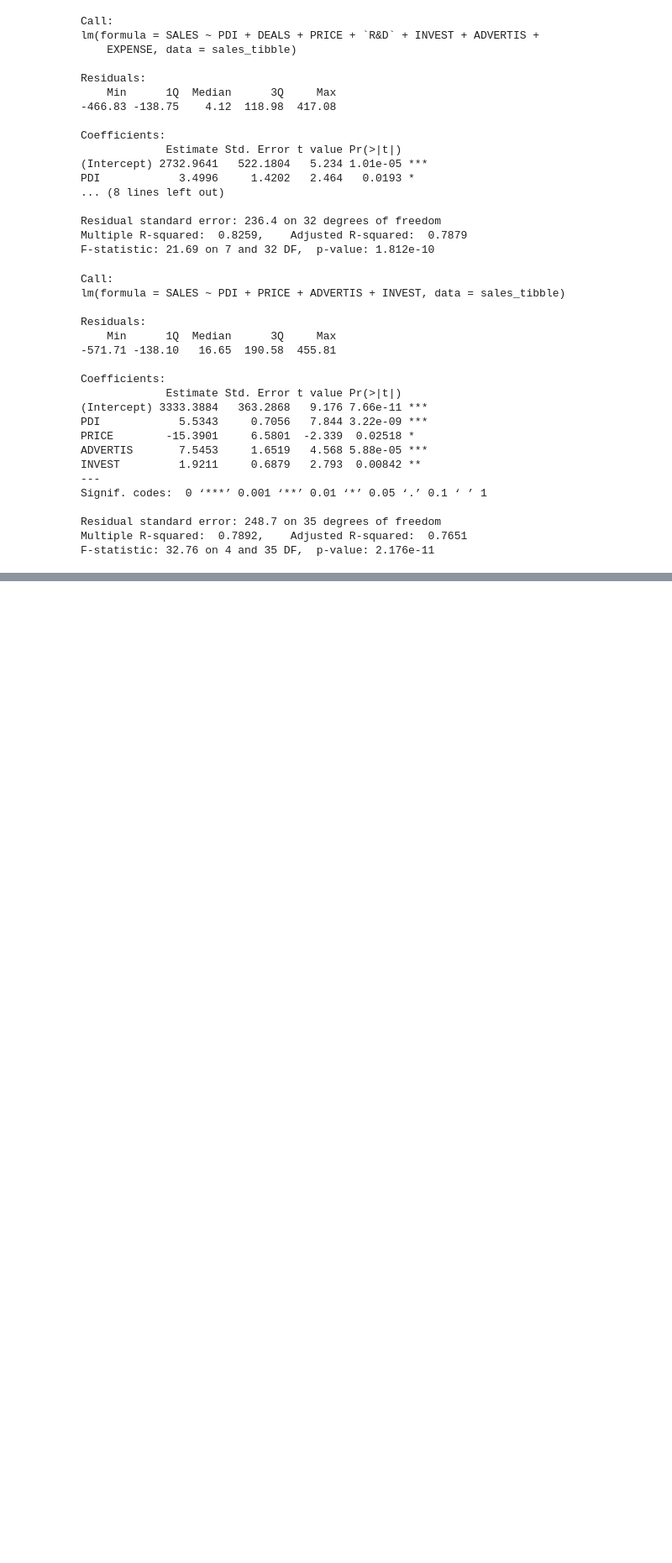
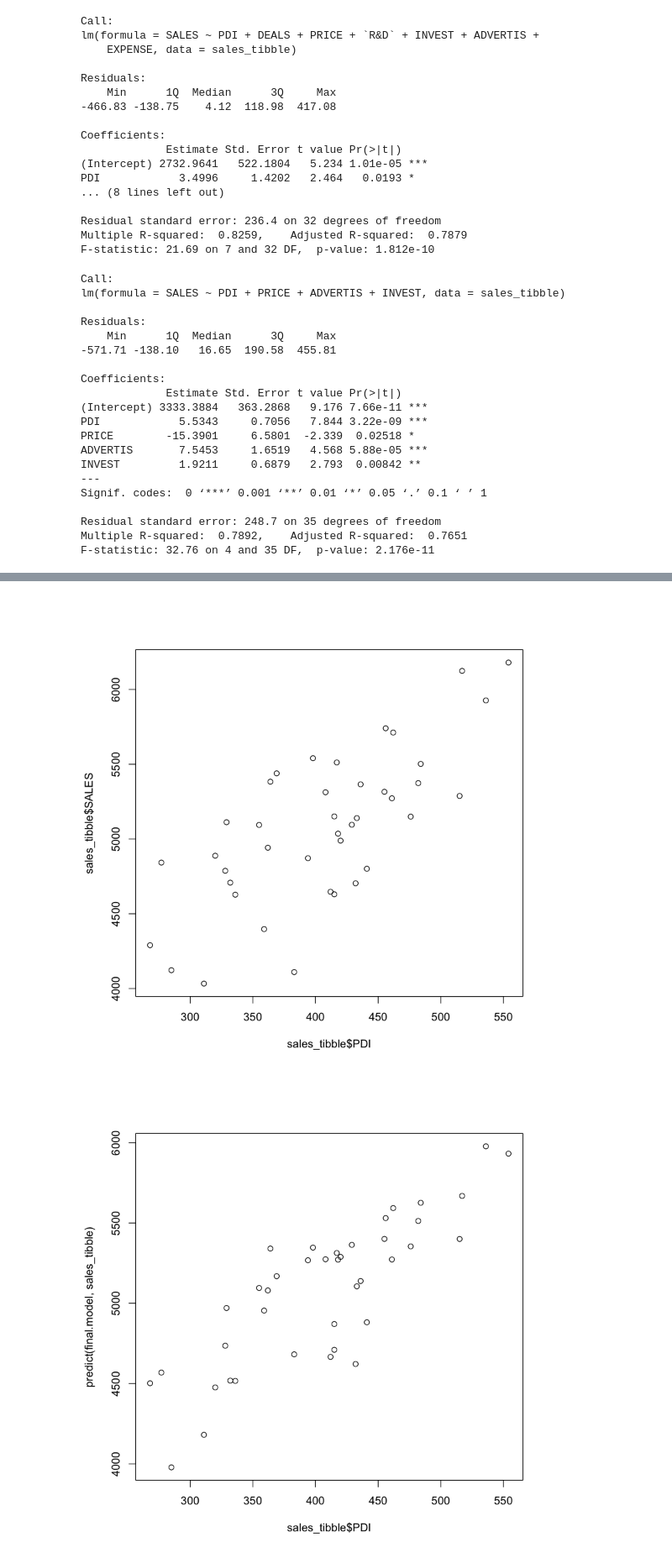
Before and after one commit to xr71/p1_udj_assignments, a Jupyter notebook: s11_forecasting/s11_sales.ipynb, the cells around one changed output, grey strips where cells are left out. Shown at 84% size. Saved outputs shown, nothing was run; the diff lists cells and outputs as text; code cells hidden in the pictures; blank space fills up the shorter version.

```diff
--- a/s11_forecasting/s11_sales.ipynb
+++ b/s11_forecasting/s11_sales.ipynb
@@ -130,0 +151,6 @@ F-statistic: 32.76 on 4 and 35 DF,  p-value: 2.176e-11
+# %%
+plot(x=sales_tibble$PDI, y=sales_tibble$SALES)
+plot(x=sales_tibble$PDI, y=predict(final.model, sales_tibble))
+# %% [output]
+[figure, added]
+[figure, added]
```
Also changed, not shown: parts of 20 cells of this notebook.
